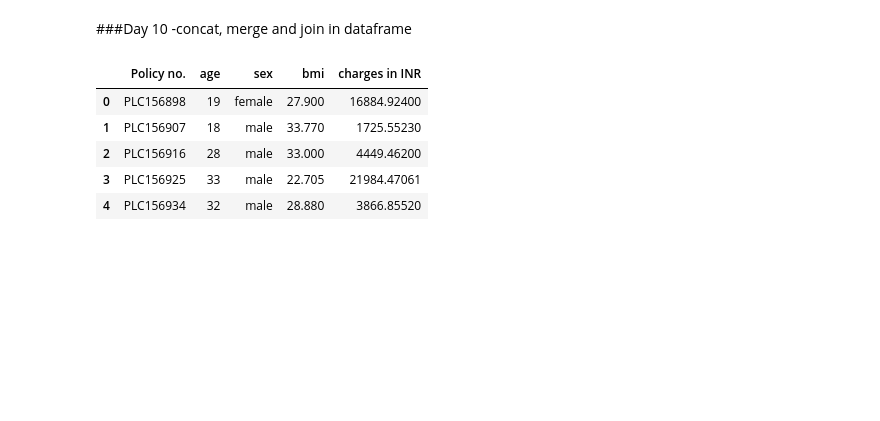
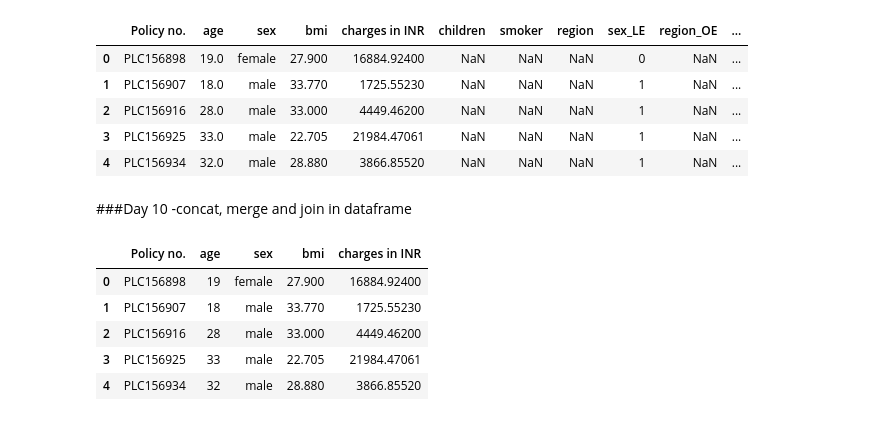
Before and after one commit to ShravanJadhav/DataScience_Practice, a Jupyter notebook: DataScience_Python.ipynb, the cells around one changed output. Saved outputs shown, nothing was run; the diff lists cells and outputs as text; code cells hidden in the pictures; blank space fills up the shorter version.

```diff
--- a/DataScience_Python.ipynb
+++ b/DataScience_Python.ipynb
@@ -0,0 +64,2 @@
+# %%
+df_merge['sex_LE'] = LE.fit_transform(df_merge['sex'])
@@ -0,0 +79,4 @@
+# %%
+OE = OrdinalEncoder()
+# %%
+df_merge['region_OE'] = OE.fit_transform(df_merge[['region']]) #need to add double []brackets
@@ -1,3 +92,14 @@
+# %%
+df_merge['smoker_OE'] = OE.fit_transform(df_merge[['smoker']])
+# %%
+df_merge.head()
+# %% [output]
+|  | Policy no. | age | sex | bmi | charges in INR | children | smoker | region | sex_LE | region_OE | ... |
+| 0 | PLC156898 | 19.0 | female | 27.900 | 16884.92400 | NaN | NaN | NaN | 0 | NaN | ... |
+| 1 | PLC156907 | 18.0 | male | 33.770 | 1725.55230 | NaN | NaN | NaN | 1 | NaN | ... |
+| 2 | PLC156916 | 28.0 | male | 33.000 | 4449.46200 | NaN | NaN | NaN | 1 | NaN | ... |
+| 3 | PLC156925 | 33.0 | male | 22.705 | 21984.47061 | NaN | NaN | NaN | 1 | NaN | ... |
+| 4 | PLC156934 | 32.0 | male | 28.880 | 3866.85520 | NaN | NaN | NaN | 1 | NaN | ... |
 # %% [markdown]
 ###Day 10
 -concat, merge and join in dataframe
```
Also changed, not shown: parts of 19 cells of this notebook.
